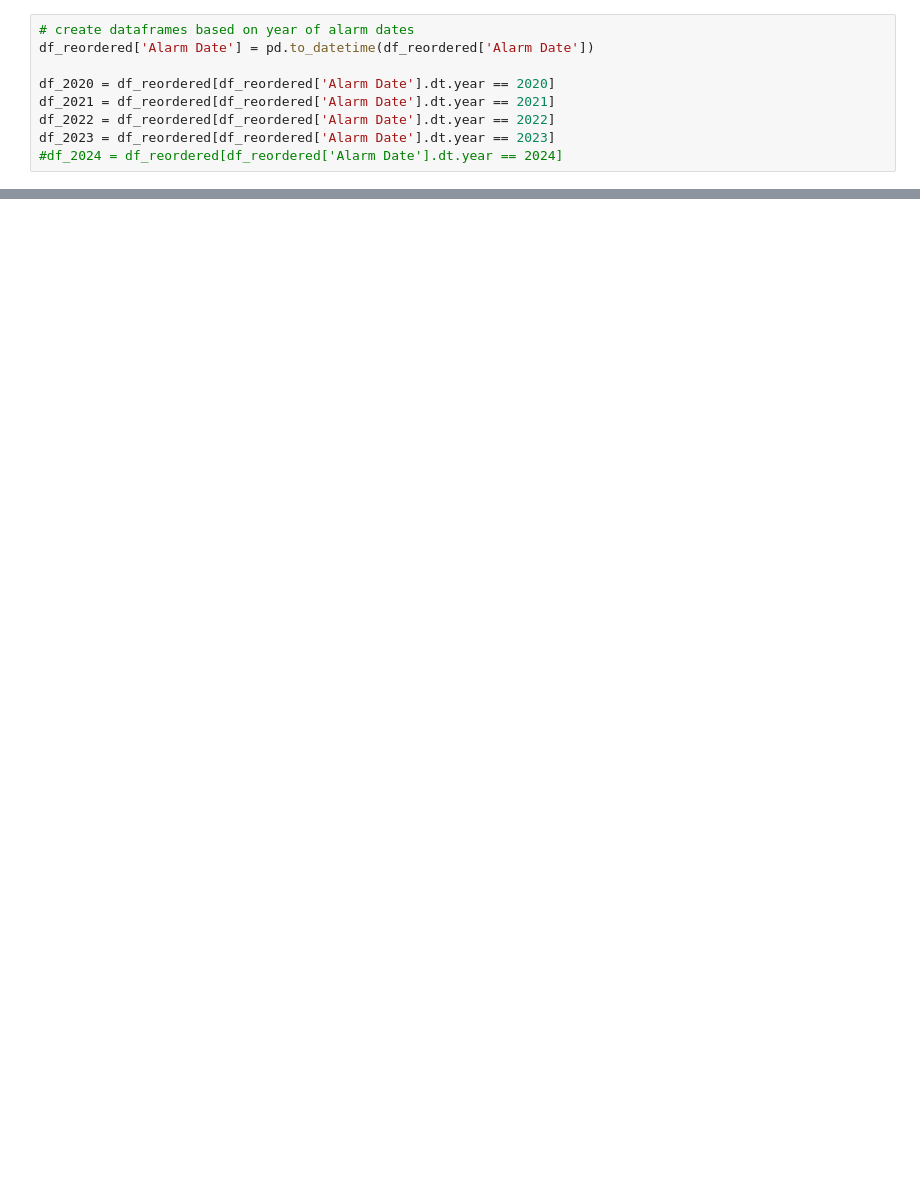
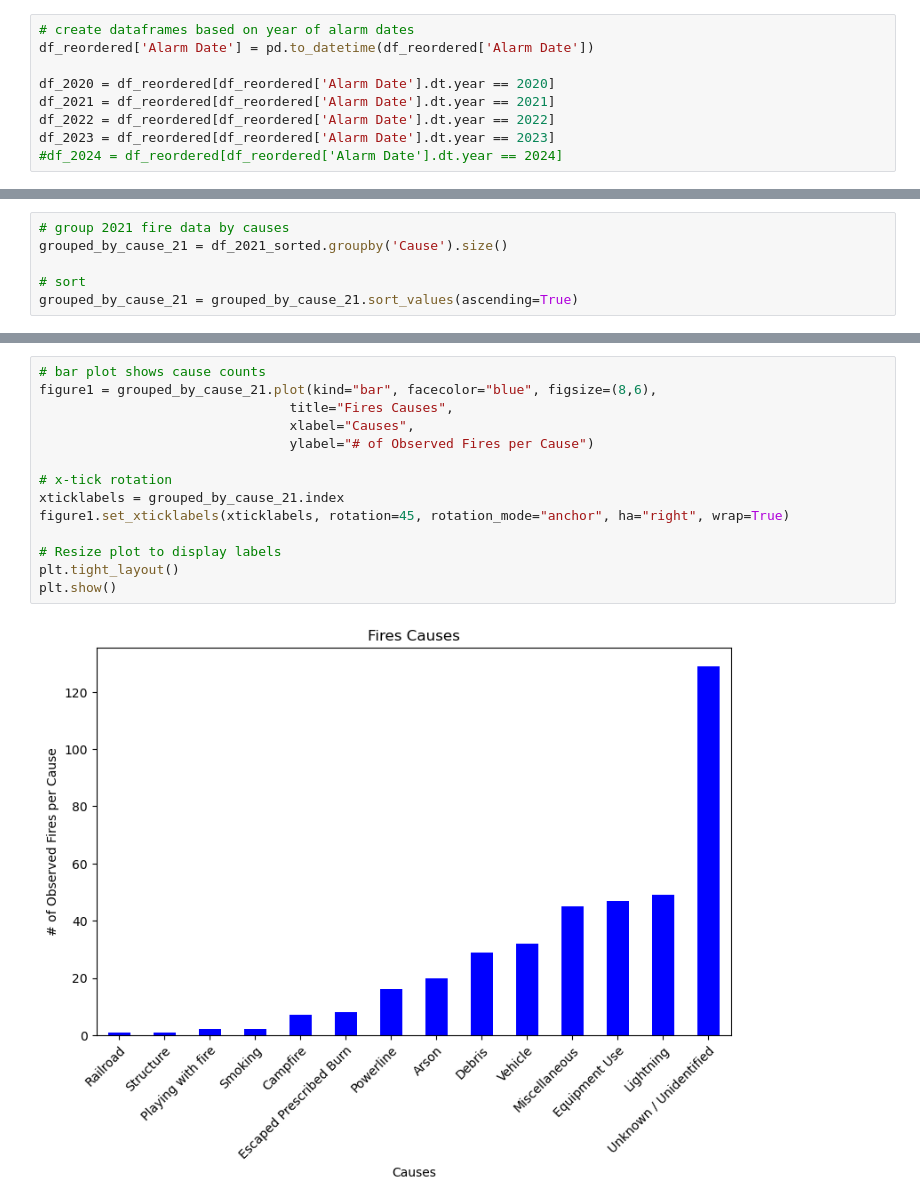
Before and after one commit to epsilonite/pandas-project, a Jupyter notebook: jenny-folder/CA-Wildfire-JJ2.ipynb, the cells around one changed output, grey strips where cells are left out. Drawn from its saved outputs; the diff is of its cells as text; blank space fills up the shorter version.

Commit message:
visualizations

```diff
--- a/jenny-folder/CA-Wildfire-JJ2.ipynb
+++ b/jenny-folder/CA-Wildfire-JJ2.ipynb
@@ -148,0 +172,6 @@ df_2023_sorted.head()
+# %%
+# group 2021 fire data by causes
+grouped_by_cause_21 = df_2021_sorted.groupby('Cause').size()
+
+# sort
+grouped_by_cause_21 = grouped_by_cause_21.sort_values(ascending=True)
@@ -148,0 +197,16 @@ df_2023_sorted.head()
+# %%
+# bar plot shows cause counts
+figure1 = grouped_by_cause_21.plot(kind="bar", facecolor="blue", figsize=(8,6),
+                                title="Fires Causes",
+                                xlabel="Causes",
+                                ylabel="# of Observed Fires per Cause")
+
+# x-tick rotation
+xticklabels = grouped_by_cause_21.index
+figure1.set_xticklabels(xticklabels, rotation=45, rotation_mode="anchor", ha="right", wrap=True)
+
+# Resize plot to display labels
+plt.tight_layout()
+plt.show()
+# %% [output]
+[figure, added]
```
Also changed, not shown: parts of 15 cells of this notebook.
